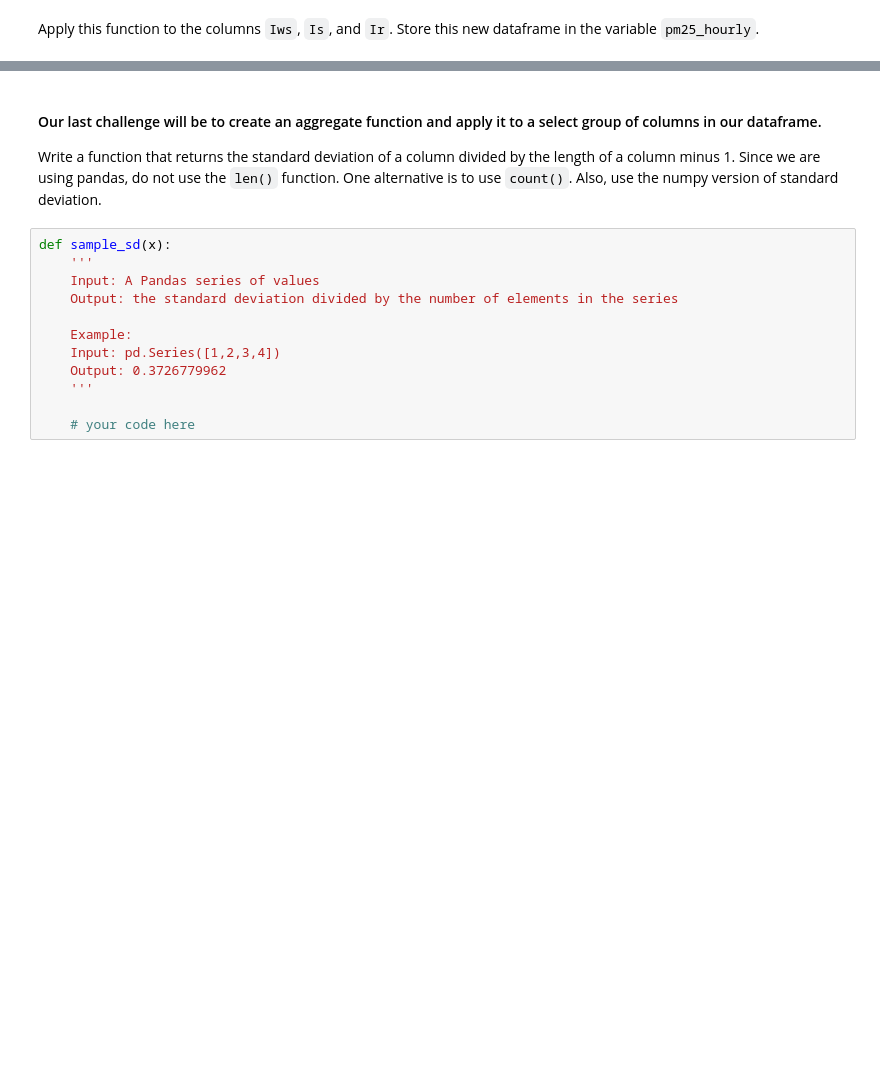
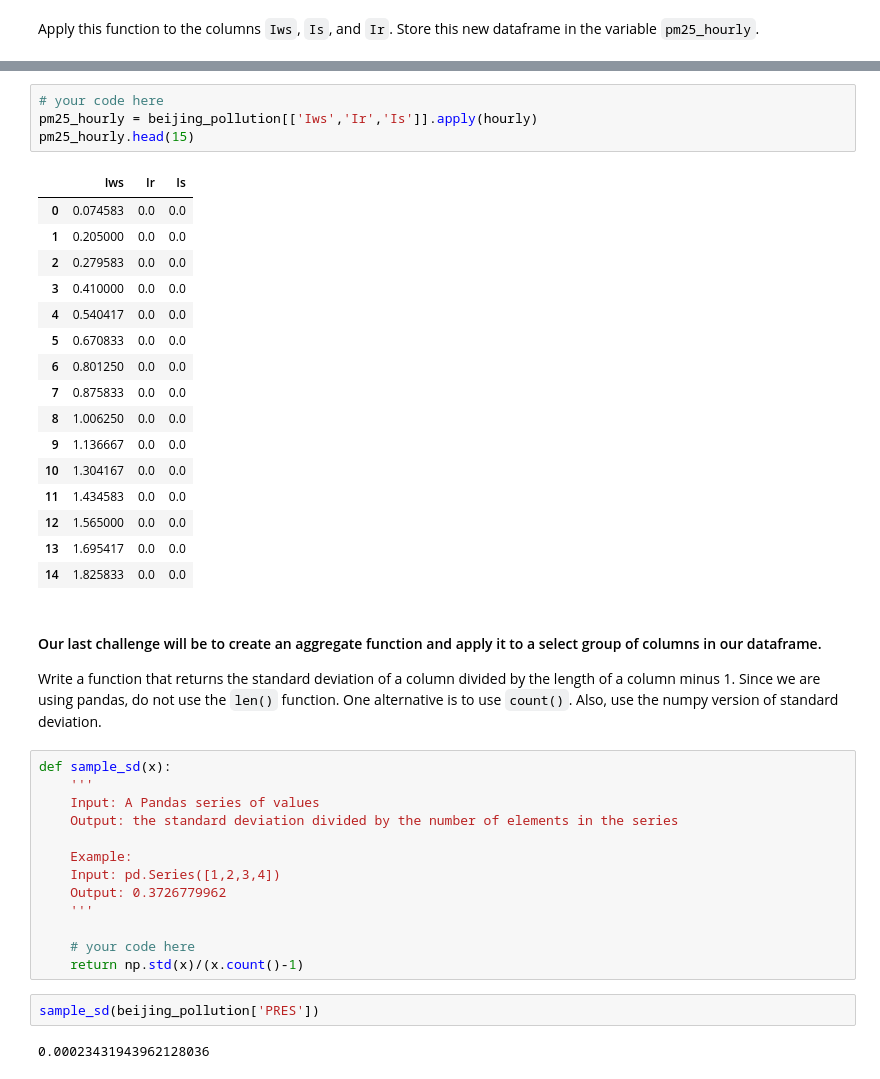
Before and after one commit to ta-data-bcn/lab-map-reduce-filter, a Jupyter notebook: your-code/main.ipynb, the cells around one changed output, grey strips where cells are left out. Saved outputs shown, nothing was run; the diff lists cells and outputs as text; blank space fills up the shorter version.

```diff
--- a/your-code/main.ipynb
+++ b/your-code/main.ipynb
@@ -285,3 +279,24 @@ Apply this function to the columns `Iws`, `Is`, and `Ir`. Store this new datafra
+# %%
+# your code here
+pm25_hourly = beijing_pollution[['Iws','Ir','Is']].apply(hourly)
+pm25_hourly.head(15)
+# %% [output]
+|  | Iws | Ir | Is |
+| 0 | 0.074583 | 0.0 | 0.0 |
+| 1 | 0.205000 | 0.0 | 0.0 |
+| 2 | 0.279583 | 0.0 | 0.0 |
+| 3 | 0.410000 | 0.0 | 0.0 |
+| 4 | 0.540417 | 0.0 | 0.0 |
+| 5 | 0.670833 | 0.0 | 0.0 |
+| 6 | 0.801250 | 0.0 | 0.0 |
+| 7 | 0.875833 | 0.0 | 0.0 |
+| 8 | 1.006250 | 0.0 | 0.0 |
+| 9 | 1.136667 | 0.0 | 0.0 |
+| 10 | 1.304167 | 0.0 | 0.0 |
+| 11 | 1.434583 | 0.0 | 0.0 |
+| 12 | 1.565000 | 0.0 | 0.0 |
+| 13 | 1.695417 | 0.0 | 0.0 |
+| 14 | 1.825833 | 0.0 | 0.0 |
 # %% [markdown]
 #### Our last challenge will be to create an aggregate function and apply it to a select group of columns in our dataframe.
 
@@ -298,3 +313,8 @@ def sample_sd(x):
     '''
 
     # your code here
+    return np.std(x)/(x.count()-1)
+# %%
+sample_sd(beijing_pollution['PRES'])
+# %% [output]
+0.00023431943962128036
```
Also changed, not shown: parts of 5 cells of this notebook, 1 other file.
